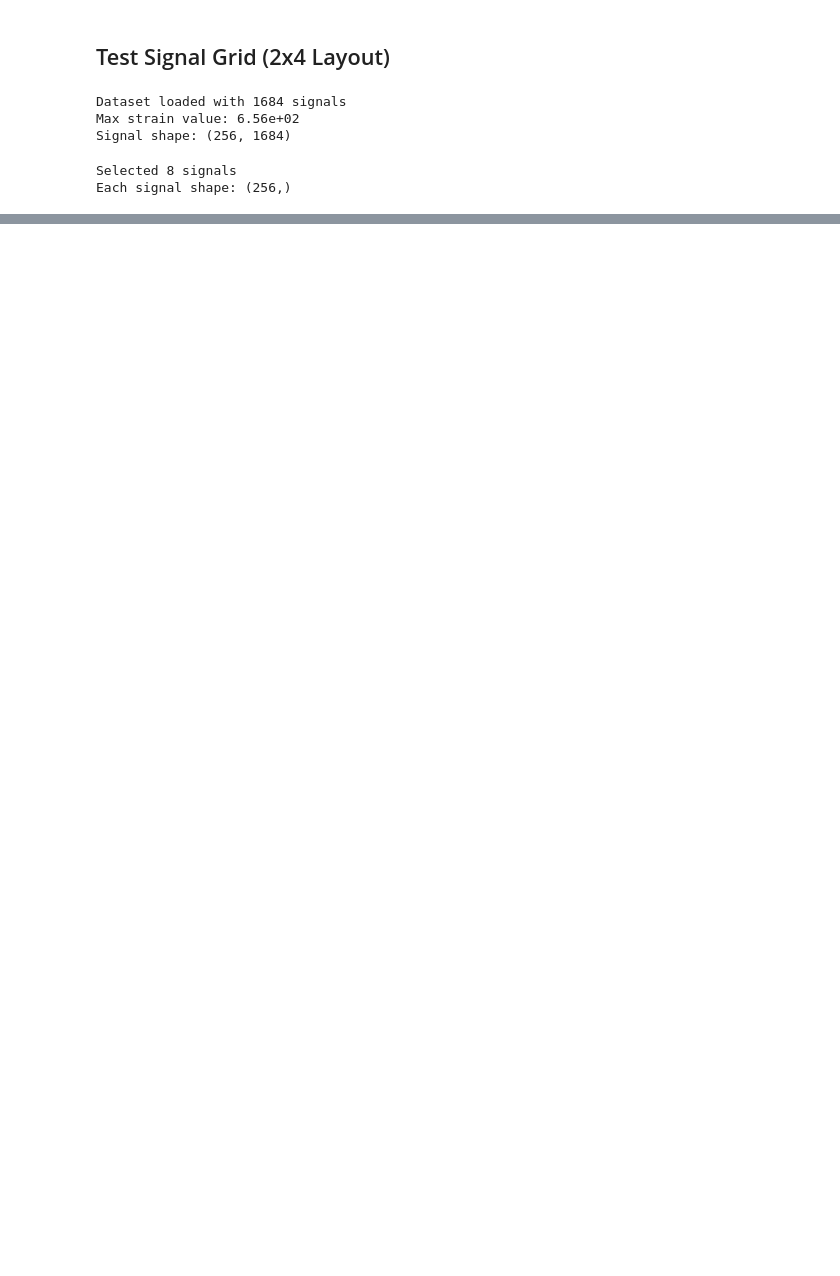
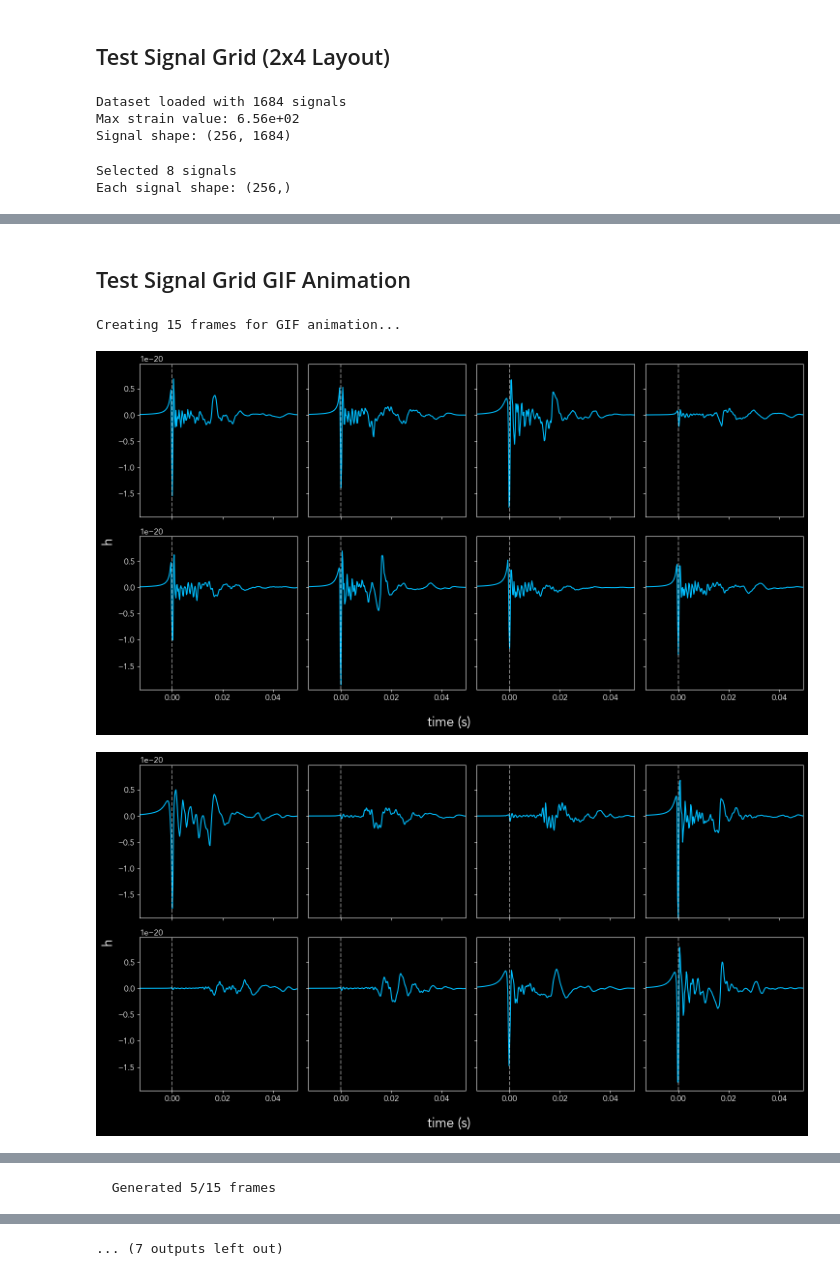
Before and after one commit to starccato/starccato-flow, a Jupyter notebook: plotting_testbed.ipynb, the cells around one changed output, grey strips where cells are left out. Drawn from its saved outputs; the diff is of its cells as text; code cells hidden in the pictures; blank space fills up the shorter version.

```diff
--- a/plotting_testbed.ipynb
+++ b/plotting_testbed.ipynb
@@ -266,3 +267,27 @@ plot_waveform_grid(
 (<Figure size 1500x800 with 8 Axes>,
  array([<Axes: >, <Axes: >, <Axes: >, <Axes: >, <Axes: >, <Axes: >,
         <Axes: >, <Axes: >], dtype=object))
+# %% [markdown]
+## Test Signal Grid GIF Animation
+# %%
+# Create an animated GIF showing different random samples of signals
+from starccato_flow.plotting.plotting import create_signal_grid_gif
+
+# Create GIF with 15 frames, each showing 8 randomly sampled signals
+create_signal_grid_gif(
+    dataset=dataset,
+    num_frames=15,
+    num_signals_per_frame=8,
+    num_cols=4,
+    num_rows=2,
+    fname="plots/signal_grid_animation.gif",
+    background="black",
+    font_family="sans-serif",
+    font_name="Avenir",
+    duration=3000,  # 1000ms (1 second) per frame
+    seed=42  # For reproducibility
+)
+# %% [output]
+Creating 15 frames for GIF animation...
+[figure, added]
+[figure, added]
@@ -268,0 +297 @@ plot_waveform_grid(
+  Generated 5/15 frames
@@ -268,0 +303 @@ plot_waveform_grid(
+... (7 outputs left out)
```
Also changed, not shown: parts of 14 cells of this notebook, 5 other files.
